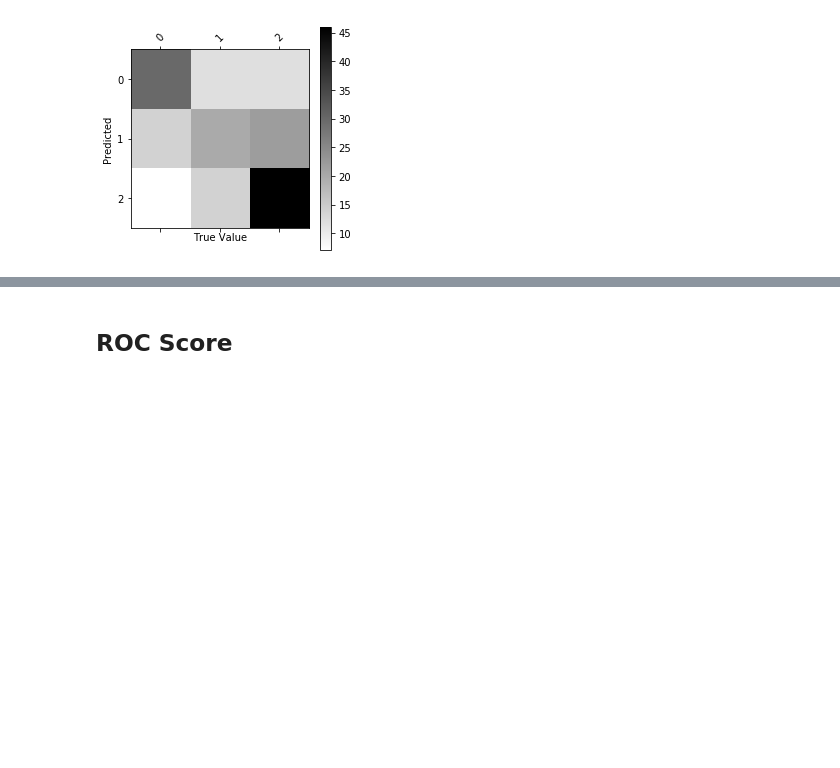
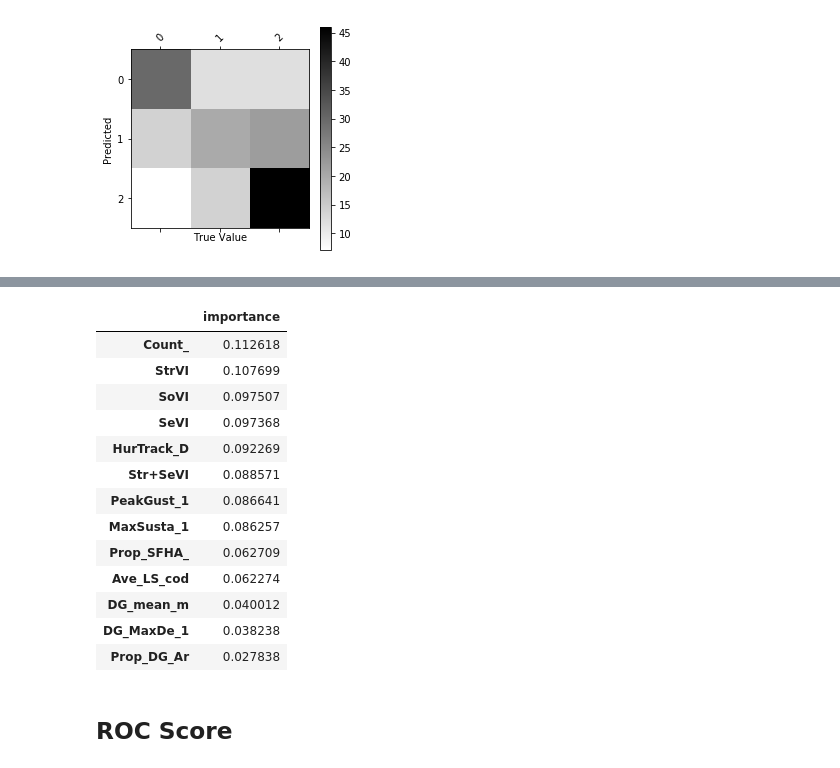
Before and after one commit to l-szczyrba/PR_Maria_RandomForest, a Jupyter notebook: RandoForest_classifier.ipynb, the cells around one changed output, grey strips where cells are left out. Drawn from its saved outputs; the diff is of its cells as text; code cells hidden in the pictures; blank space fills up the shorter version.

Commit message:
Explored Spearman's in features, created new feature importance code using permutations

```diff
--- a/RandoForest_classifier.ipynb
+++ b/RandoForest_classifier.ipynb
@@ -140,3 +140,15 @@ def plot_confusion_matrix(df_confusion, title='Confusion matrix', cmap=plt.cm.gr
 plot_confusion_matrix(df_confusion)
 # %% [output]
 [figure]
+# %%
+importances = model.feature_importances_
+importance_d = pd.DataFrame(importances, index = x_train.columns, columns=['importance']).sort_values('importance', ascending=False)
+
+std = np.std([tree.feature_importances_ for tree in model.estimators_],
+             axis=0)
+indices = np.argsort(importances)[::-1]
+
+print("Feature ranking:")
+
+for f in range(x_train.shape[1]):
+    print("%d. feature %d (%f)" % (f + 1, indices[f], importances[indices[f]]))
@@ -143,3 +170,20 @@ plot_confusion_matrix(df_confusion)
+# %%
+importance_d
+# %% [output]
+|  | importance |
+| Count_ | 0.112618 |
+| StrVI | 0.107699 |
+| SoVI | 0.097507 |
+| SeVI | 0.097368 |
+| HurTrack_D | 0.092269 |
+| Str+SeVI | 0.088571 |
+| PeakGust_1 | 0.086641 |
+| MaxSusta_1 | 0.086257 |
+| Prop_SFHA_ | 0.062709 |
+| Ave_LS_cod | 0.062274 |
+| DG_mean_m | 0.040012 |
+| DG_MaxDe_1 | 0.038238 |
+| Prop_DG_Ar | 0.027838 |
 # %% [markdown]
 ## ROC Score
 # %%
```
Also changed, not shown: parts of 2 cells of this notebook, 2 other files.
